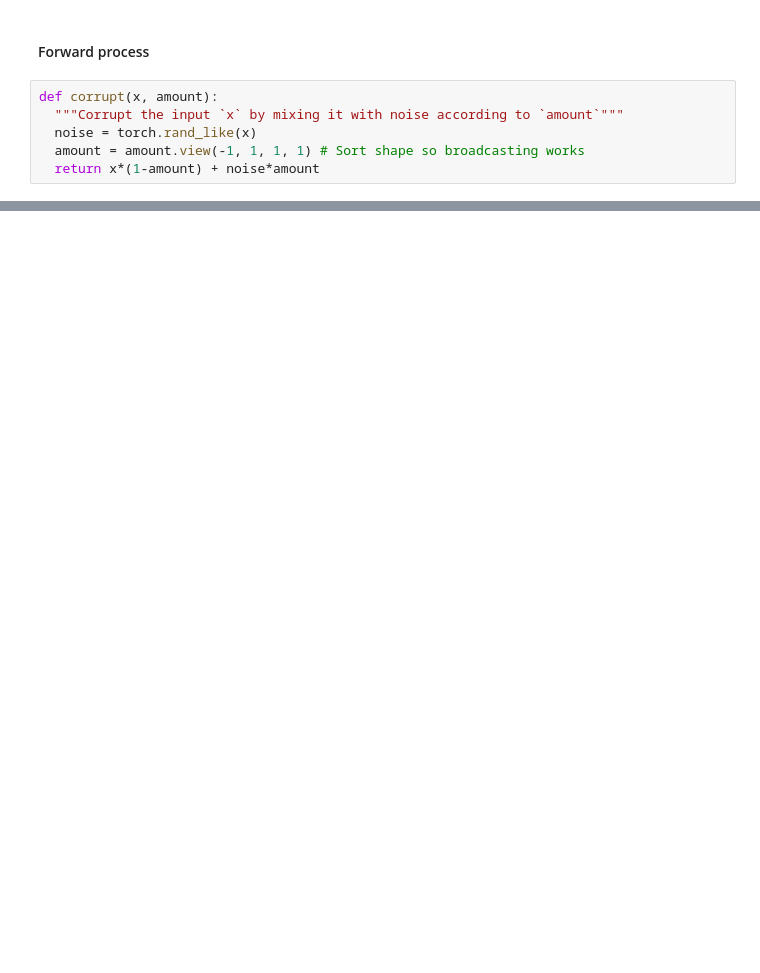
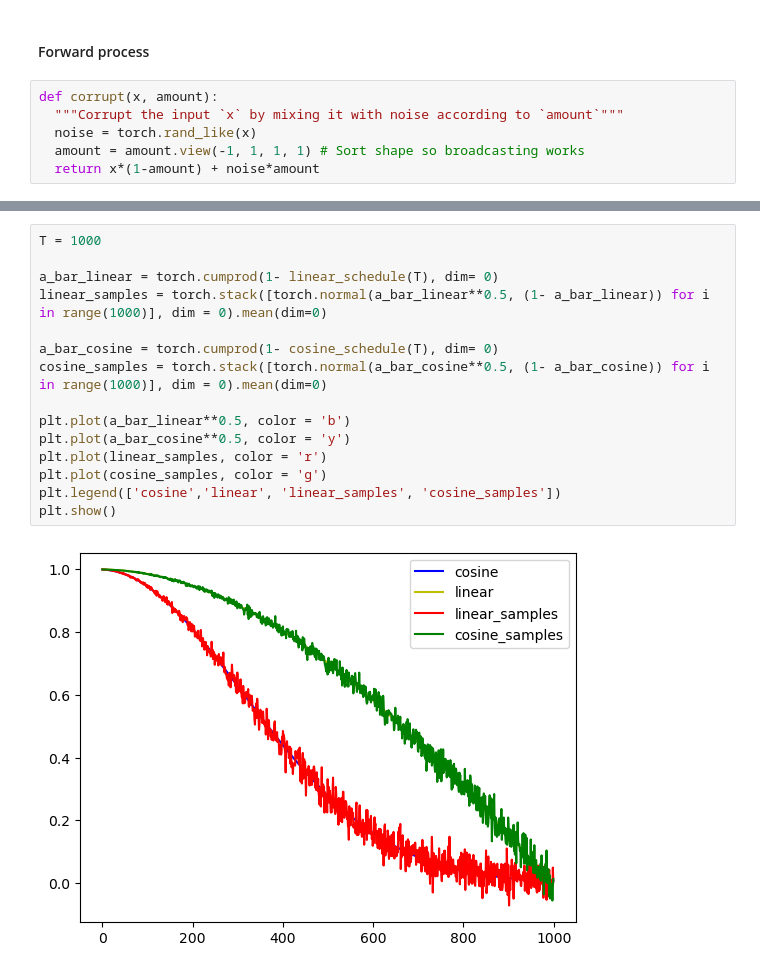
Before and after one commit to ontenkutsenko/Diffusion, a Jupyter notebook: Initial work.ipynb, the cells around one changed output, grey strips where cells are left out. Saved outputs shown, nothing was run; the diff lists cells and outputs as text; blank space fills up the shorter version.

```diff
--- a/Initial work.ipynb
+++ b/Initial work.ipynb
@@ -66 +88,18 @@ import torch
+# %%
+T = 1000
+
+a_bar_linear = torch.cumprod(1- linear_schedule(T), dim= 0)
+linear_samples = torch.stack([torch.normal(a_bar_linear**0.5, (1- a_bar_linear)) for i in range(1000)], dim = 0).mean(dim=0)
+
+a_bar_cosine = torch.cumprod(1- cosine_schedule(T), dim= 0)
+cosine_samples = torch.stack([torch.normal(a_bar_cosine**0.5, (1- a_bar_cosine)) for i in range(1000)], dim = 0).mean(dim=0)
+
+plt.plot(a_bar_linear**0.5, color = 'b')
+plt.plot(a_bar_cosine**0.5, color = 'y')
+plt.plot(linear_samples, color = 'r')
+plt.plot(cosine_samples, color = 'g')
+plt.legend(['cosine','linear', 'linear_samples', 'cosine_samples'])
+plt.show()
+# %% [output]
+[figure, added]
 # %%
```
Also changed, not shown: parts of 26 cells of this notebook.
